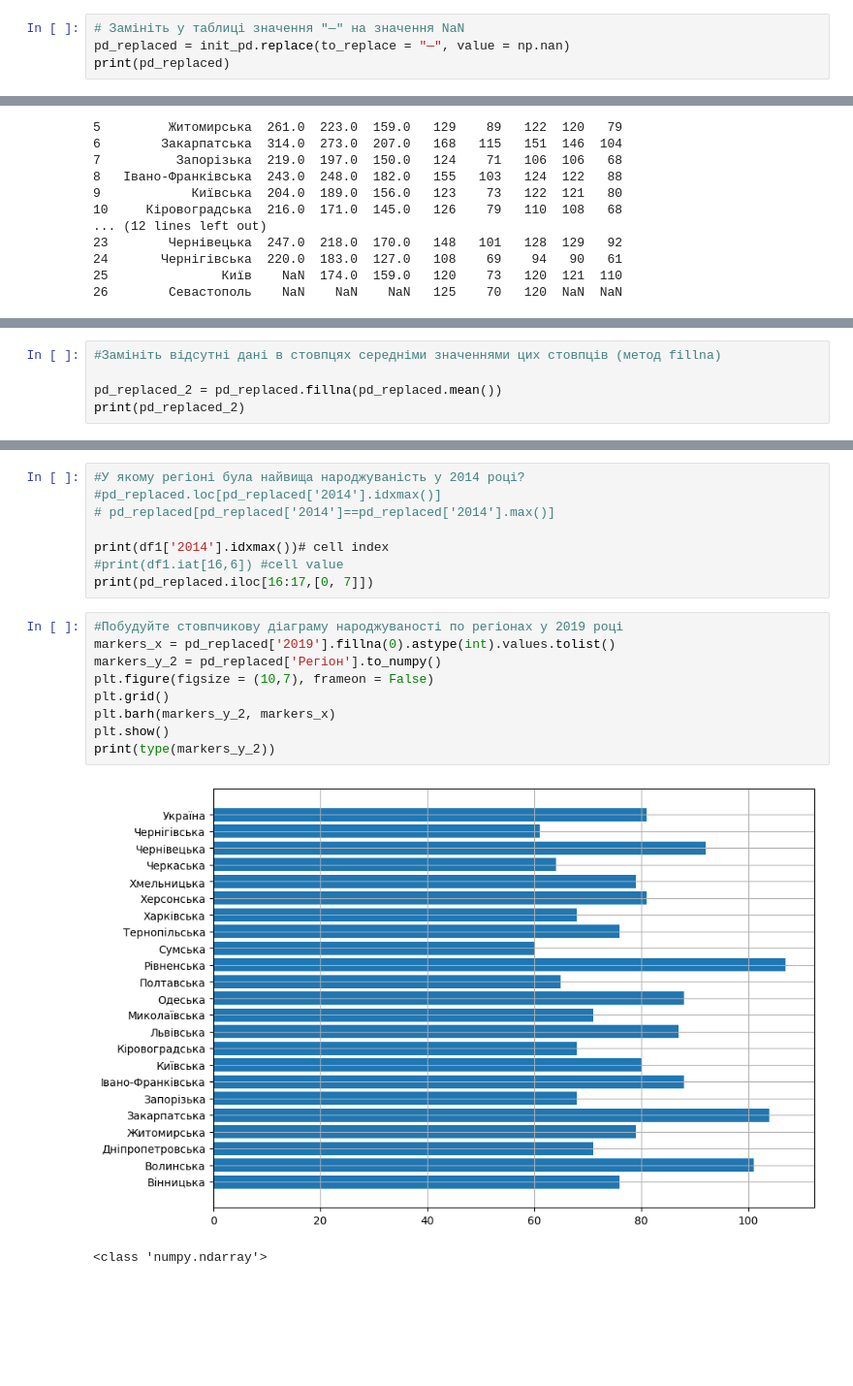
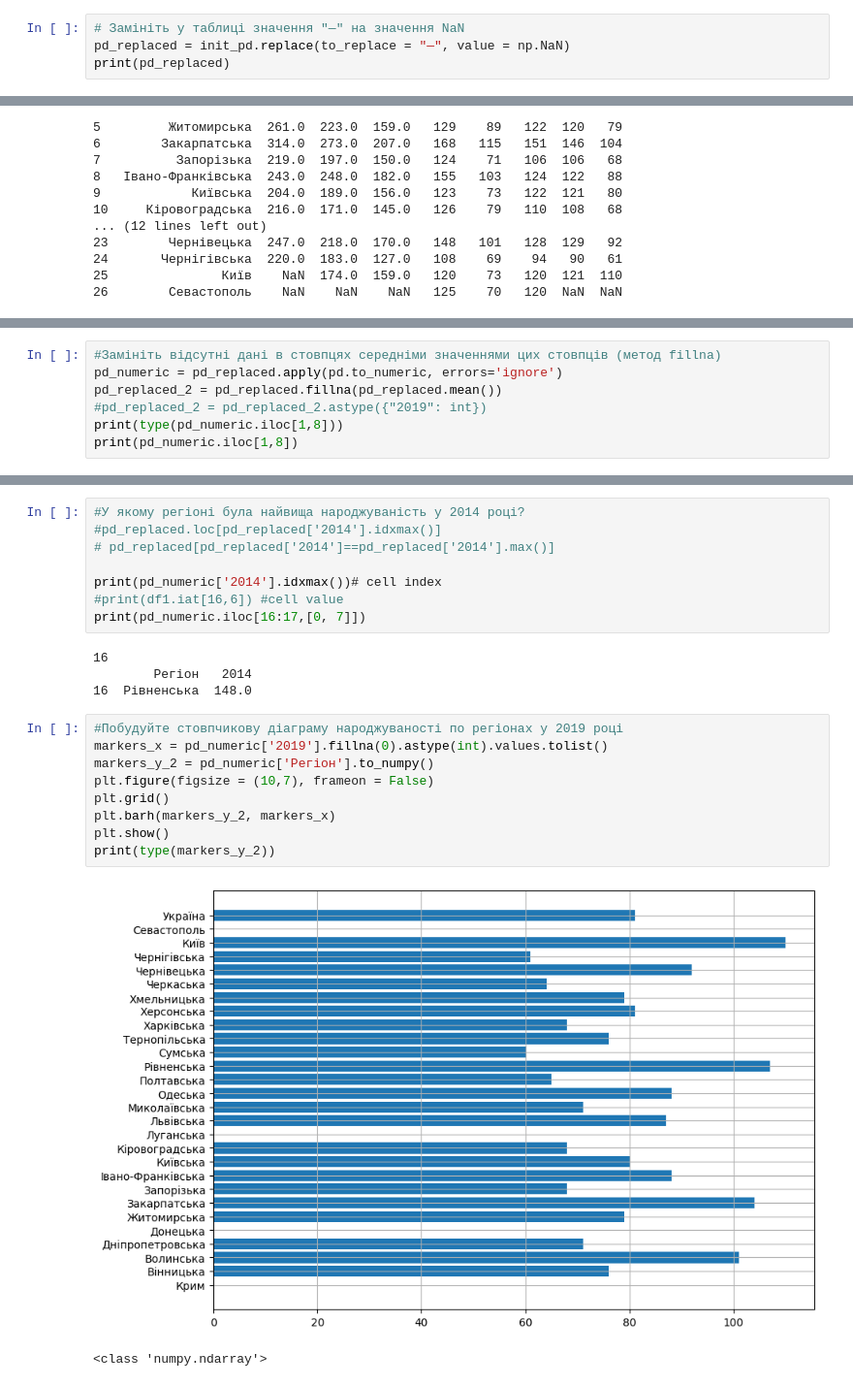
Before and after one commit to a33211/Data-science-homeworks, a Jupyter notebook: Hw2_1.ipynb, the cells around one changed output, grey strips where cells are left out. Shown at 97% size. Saved outputs shown, nothing was run; the diff lists cells and outputs as text; blank space fills up the shorter version.

```diff
--- a/Hw2_1.ipynb
+++ b/Hw2_1.ipynb
@@ -44,7 +44,7 @@ init_pd.shape
 (28, 9)
 # %%
 # Замініть у таблиці значення "—" на значення NaN
-pd_replaced = init_pd.replace(to_replace = "—", value = np.nan)
+pd_replaced = init_pd.replace(to_replace = "—", value = np.NaN)
 print(pd_replaced)
 # %% [output]
                Регіон   1950   1960   1970  1990  2000  2012 2014 2019
@@ -150,6 +133,8 @@ plt.show()
 # %%
 #Замініть відсутні дані в стовпцях середніми значеннями цих стовпців (метод fillna)
-
+pd_numeric = pd_replaced.apply(pd.to_numeric, errors='ignore')
 pd_replaced_2 = pd_replaced.fillna(pd_replaced.mean())
-print(pd_replaced_2)
+#pd_replaced_2 = pd_replaced_2.astype({"2019": int})
+print(type(pd_numeric.iloc[1,8]))
+print(pd_numeric.iloc[1,8])
 # %% [output]
@@ -185,18 +166,22 @@ TypeError: ignored
 #pd_replaced.loc[pd_replaced['2014'].idxmax()]
 # pd_replaced[pd_replaced['2014']==pd_replaced['2014'].max()]
 
-print(df1['2014'].idxmax())# cell index
+print(pd_numeric['2014'].idxmax())# cell index
 #print(df1.iat[16,6]) #cell value
-print(pd_replaced.iloc[16:17,[0, 7]])
+print(pd_numeric.iloc[16:17,[0, 7]])
+# %% [output]
+16
+        Регіон   2014
+16  Рівненська  148.0
 # %%
 #Побудуйте стовпчикову діаграму народжуваності по регіонах у 2019 році
-markers_x = pd_replaced['2019'].fillna(0).astype(int).values.tolist()
-markers_y_2 = pd_replaced['Регіон'].to_numpy()
+markers_x = pd_numeric['2019'].fillna(0).astype(int).values.tolist()
+markers_y_2 = pd_numeric['Регіон'].to_numpy()
 plt.figure(figsize = (10,7), frameon = False)
 plt.grid()
 plt.barh(markers_y_2, markers_x)
 plt.show()
 print(type(markers_y_2))
 # %% [output]
-[figure, old version]
+[figure, new version]
 <class 'numpy.ndarray'>
```
Also changed, not shown: parts of 4 cells of this notebook.
